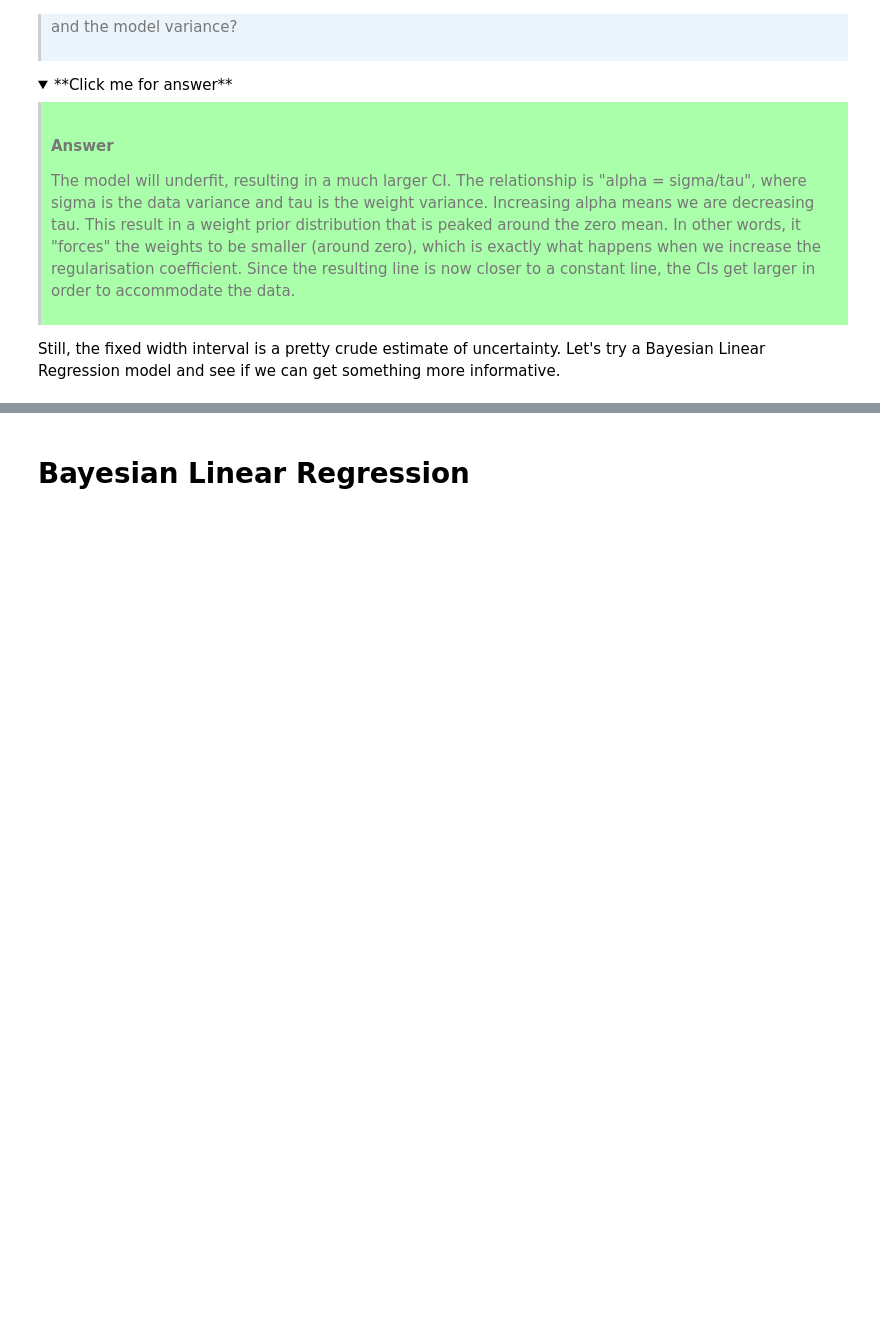
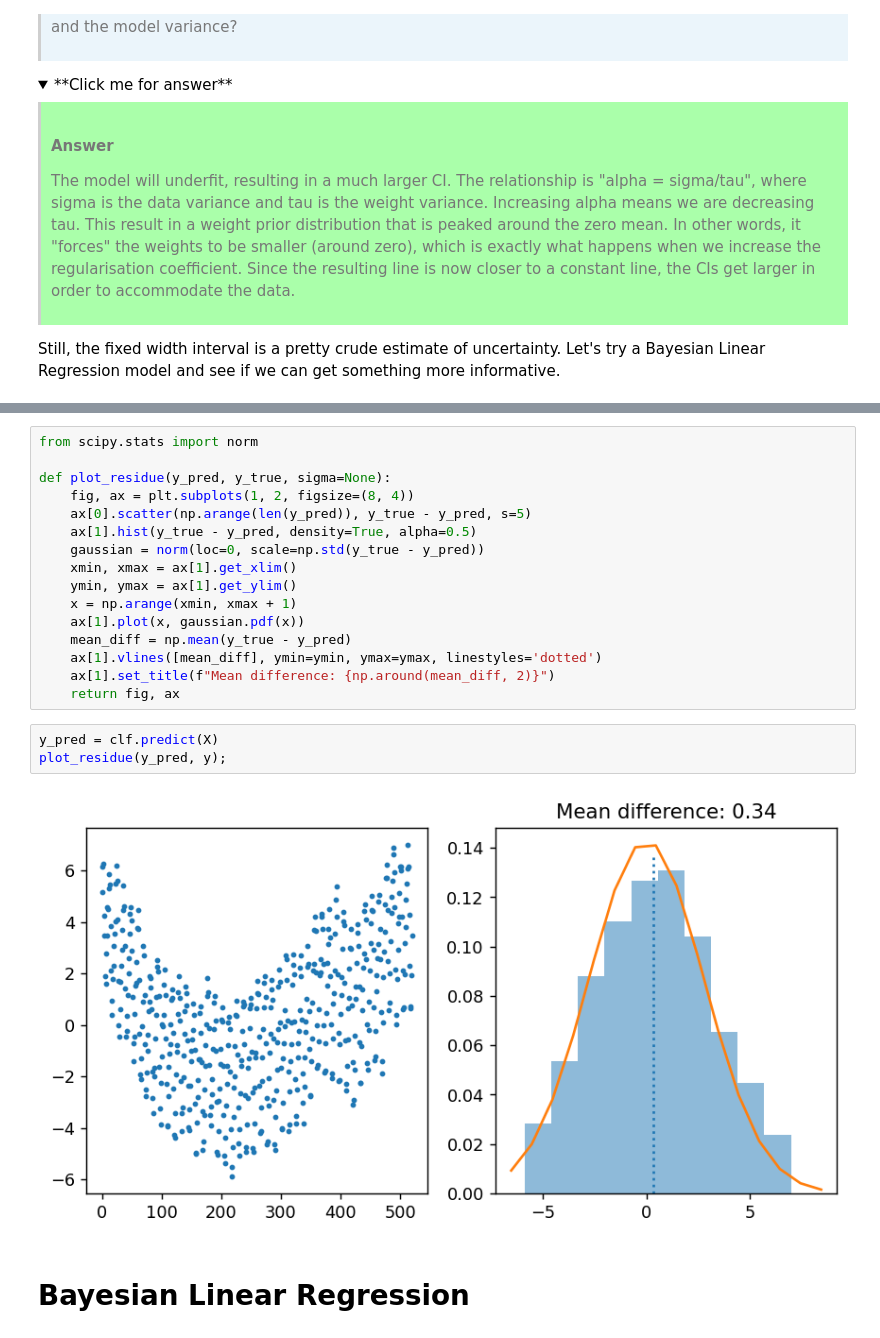
Before and after one commit to edmundlth/BUSA90501_ML_2021, a Jupyter notebook: week5/w5-answers.ipynb, the cells around one changed output, grey strips where cells are left out. Saved outputs shown, nothing was run; the diff lists cells and outputs as text; folded sections open; blank space fills up the shorter version.

```diff
--- a/week5/w5-answers.ipynb
+++ b/week5/w5-answers.ipynb
@@ -168,3 +175,24 @@ Still, the fixed width interval is a pretty crude estimate of uncertainty. Let's
+# %%
+from scipy.stats import norm
+
+def plot_residue(y_pred, y_true, sigma=None):
+    fig, ax = plt.subplots(1, 2, figsize=(8, 4))
+    ax[0].scatter(np.arange(len(y_pred)), y_true - y_pred, s=5)
+    ax[1].hist(y_true - y_pred, density=True, alpha=0.5)
+    gaussian = norm(loc=0, scale=np.std(y_true - y_pred))
+    xmin, xmax = ax[1].get_xlim()
+    ymin, ymax = ax[1].get_ylim()
+    x = np.arange(xmin, xmax + 1)
+    ax[1].plot(x, gaussian.pdf(x))
+    mean_diff = np.mean(y_true - y_pred)
+    ax[1].vlines([mean_diff], ymin=ymin, ymax=ymax, linestyles='dotted')
+    ax[1].set_title(f"Mean difference: {np.around(mean_diff, 2)}")
+    return fig, ax
+# %%
+y_pred = clf.predict(X)
+plot_residue(y_pred, y);
+# %% [output]
+[figure, added]
 # %% [markdown]
 # Bayesian Linear Regression
 # %% [markdown]
```
Also changed, not shown: parts of 7 cells of this notebook.
